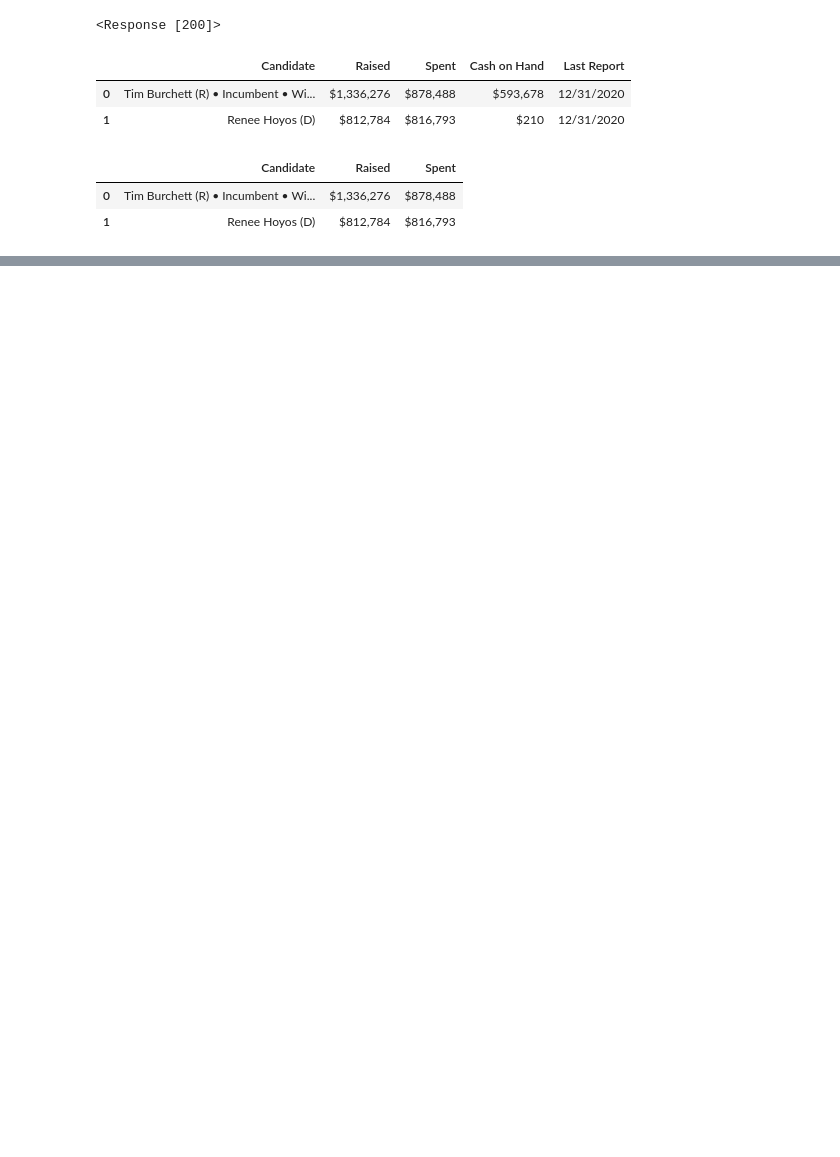
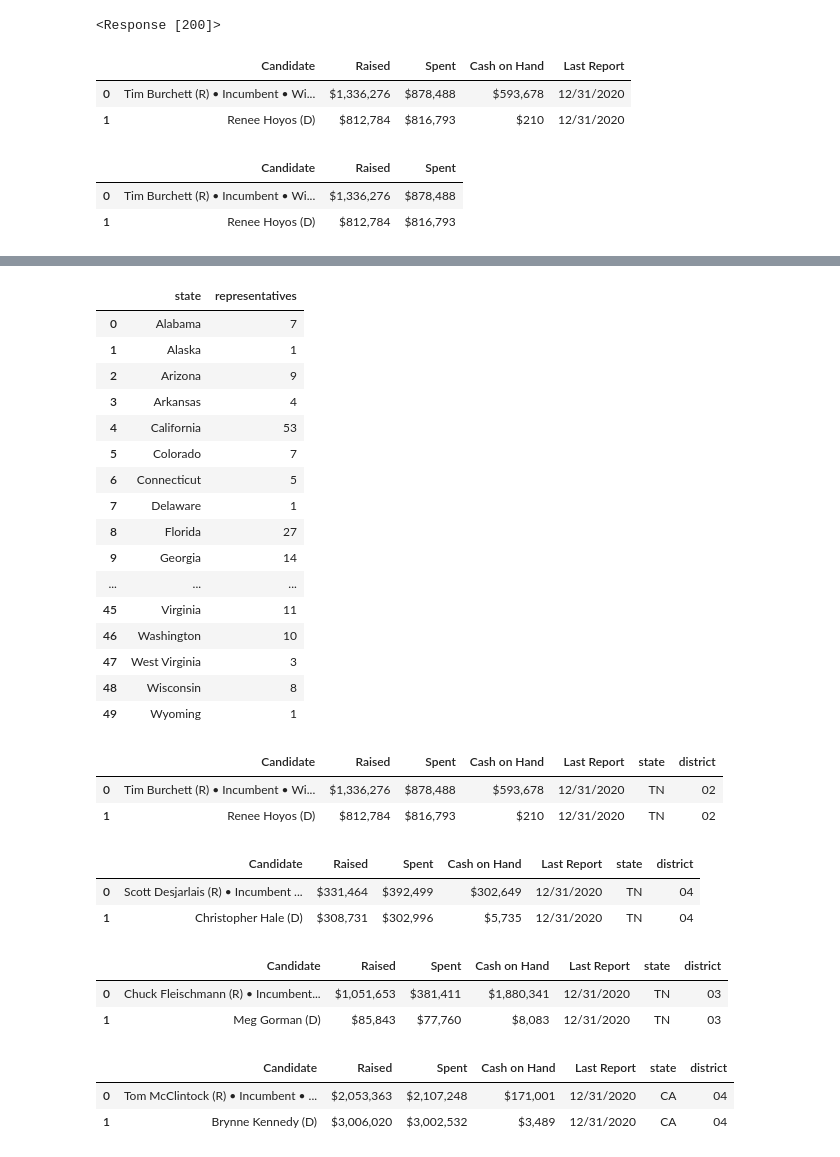
Before and after one commit to nss-data-science-cohort-5/webscraping_open_secrets-orange-oscelots_project-3, a Jupyter notebook: notebooks/Webscraping .ipynb, the cells around one changed output, grey strips where cells are left out. Drawn from its saved outputs; the diff is of its cells as text; code cells hidden in the pictures; blank space fills up the shorter version.

```diff
--- a/notebooks/Webscraping .ipynb
+++ b/notebooks/Webscraping .ipynb
@@ -46,0 +102,22 @@ candidate1
+# %%
+#dropping the 50th row from the previous cell
+Congressional= Congressional [0:50]
+Congressional
+# %% [output]
+|  | state | representatives |
+| 0 | Alabama | 7 |
+| 1 | Alaska | 1 |
+| 2 | Arizona | 9 |
+| 3 | Arkansas | 4 |
+| 4 | California | 53 |
+| 5 | Colorado | 7 |
+| 6 | Connecticut | 5 |
+| 7 | Delaware | 1 |
+| 8 | Florida | 27 |
+| 9 | Georgia | 14 |
+| ... | ... | ... |
+| 45 | Virginia | 11 |
+| 46 | Washington | 10 |
+| 47 | West Virginia | 3 |
+| 48 | Wisconsin | 8 |
+| 49 | Wyoming | 1 |
@@ -46,0 +136,6 @@ candidate1
+# %%
+district_states ('TN', '02')
+# %% [output]
+|  | Candidate | Raised | Spent | Cash on Hand | Last Report | state | district |
+| 0 | Tim Burchett (R) • Incumbent • Wi... | $1,336,276 | $878,488 | $593,678 | 12/31/2020 | TN | 02 |
+| 1 | Renee Hoyos (D) | $812,784 | $816,793 | $210 | 12/31/2020 | TN | 02 |
@@ -46,0 +154,18 @@ candidate1
+# %%
+district_states ('TN', '04')
+# %% [output]
+|  | Candidate | Raised | Spent | Cash on Hand | Last Report | state | district |
+| 0 | Scott Desjarlais (R) • Incumbent ... | $331,464 | $392,499 | $302,649 | 12/31/2020 | TN | 04 |
+| 1 | Christopher Hale (D) | $308,731 | $302,996 | $5,735 | 12/31/2020 | TN | 04 |
+# %%
+district_states ('TN', '03')
+# %% [output]
+|  | Candidate | Raised | Spent | Cash on Hand | Last Report | state | district |
+| 0 | Chuck Fleischmann (R) • Incumbent... | $1,051,653 | $381,411 | $1,880,341 | 12/31/2020 | TN | 03 |
+| 1 | Meg Gorman (D) | $85,843 | $77,760 | $8,083 | 12/31/2020 | TN | 03 |
+# %%
+district_states ('CA', '04')
+# %% [output]
+|  | Candidate | Raised | Spent | Cash on Hand | Last Report | state | district |
+| 0 | Tom McClintock (R) • Incumbent • ... | $2,053,363 | $2,107,248 | $171,001 | 12/31/2020 | CA | 04 |
+| 1 | Brynne Kennedy (D) | $3,006,020 | $3,002,532 | $3,489 | 12/31/2020 | CA | 04 |
```
Also changed, not shown: parts of 19 cells of this notebook.
